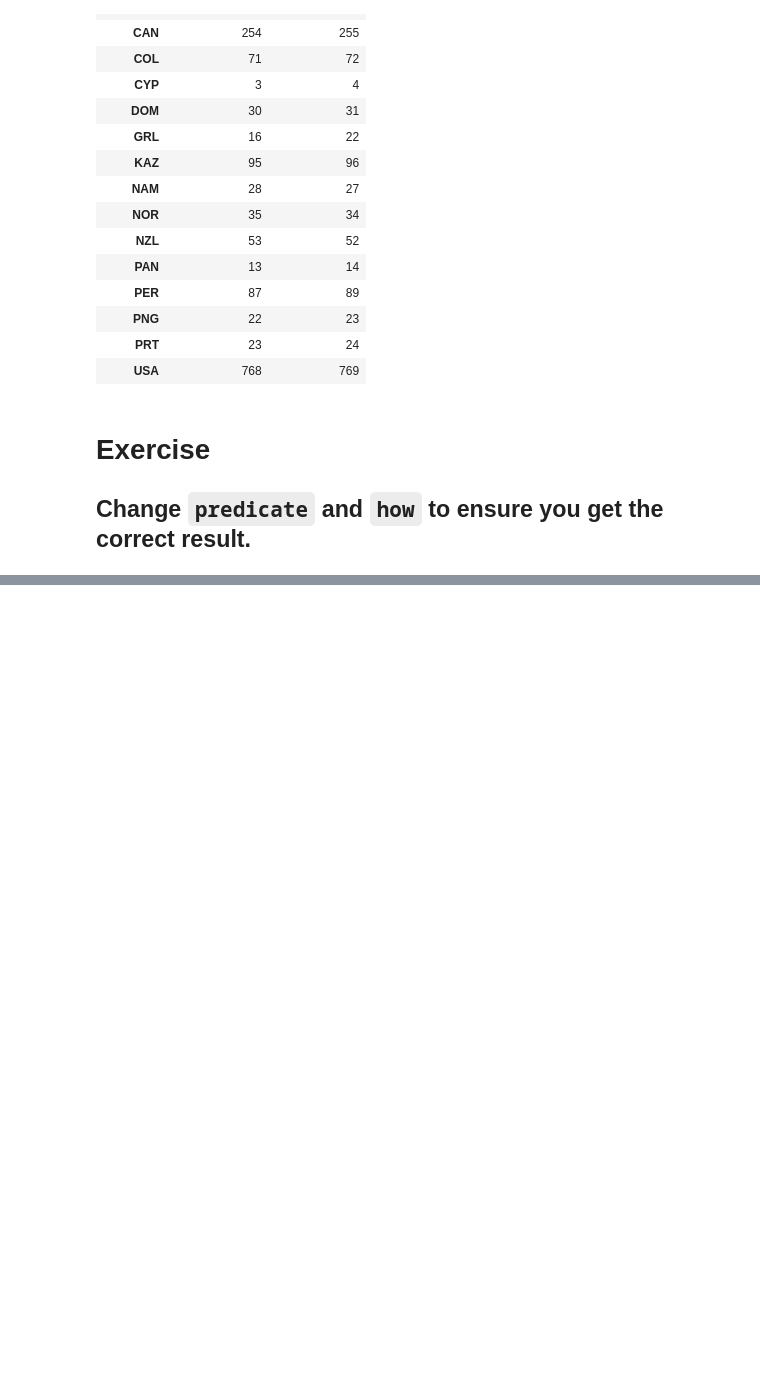
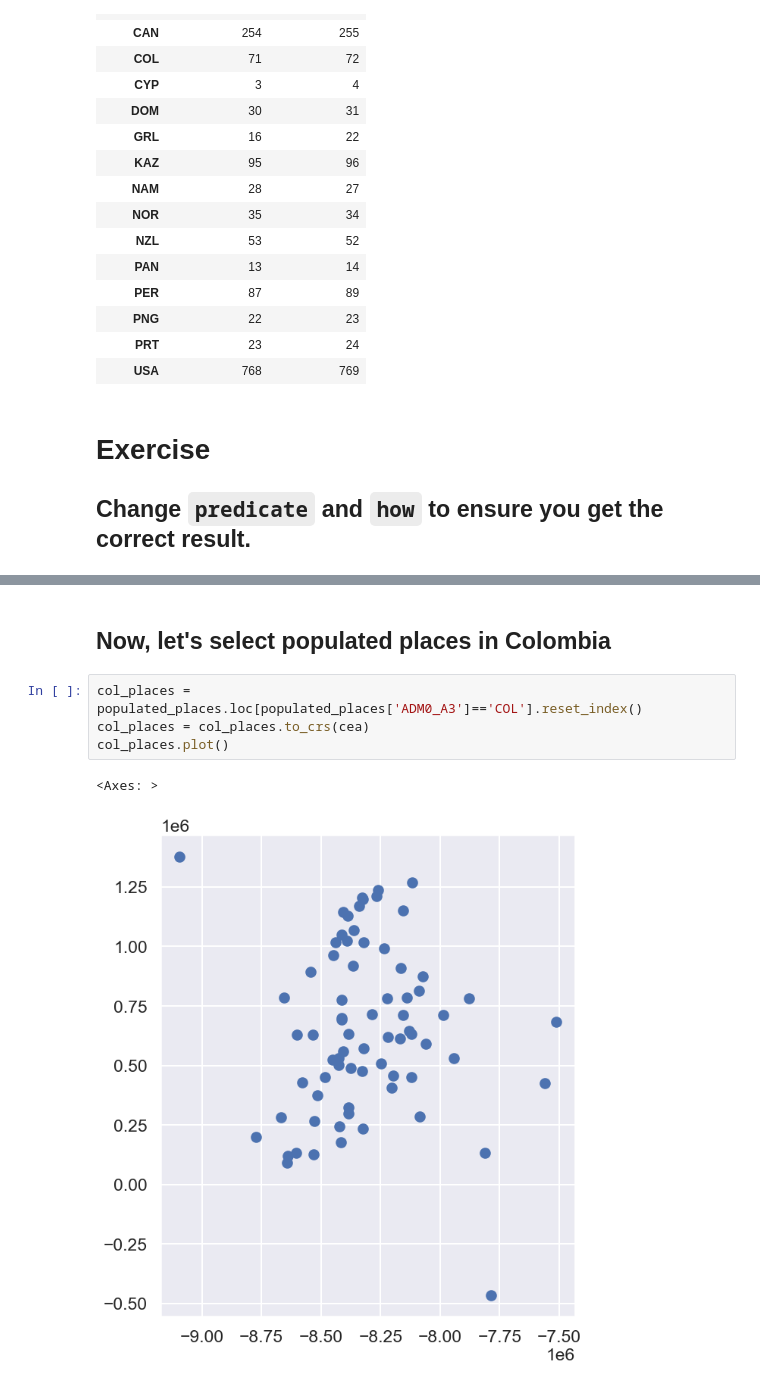
Before and after one commit to SMU-Econ-Growth/EconGrowthUG-Notebooks, a Jupyter notebook: GIS-with-Python.ipynb, the cells around one changed output, grey strips where cells are left out. Drawn from its saved outputs; the diff is of its cells as text; blank space fills up the shorter version.

```diff
--- a/GIS-with-Python.ipynb
+++ b/GIS-with-Python.ipynb
@@ -1100,0 +1130,9 @@ compare_pl.loc[compare_pl['geometry_sjoin']!=compare_pl['geometry_true']]
+# %% [markdown]
+## Now, let's select populated places in Colombia
+# %%
+col_places = populated_places.loc[populated_places['ADM0_A3']=='COL'].reset_index()
+col_places = col_places.to_crs(cea)
+col_places.plot()
+# %% [output]
+<Axes: >
+[figure, added]
```
Also changed, not shown: parts of 12 cells of this notebook.
